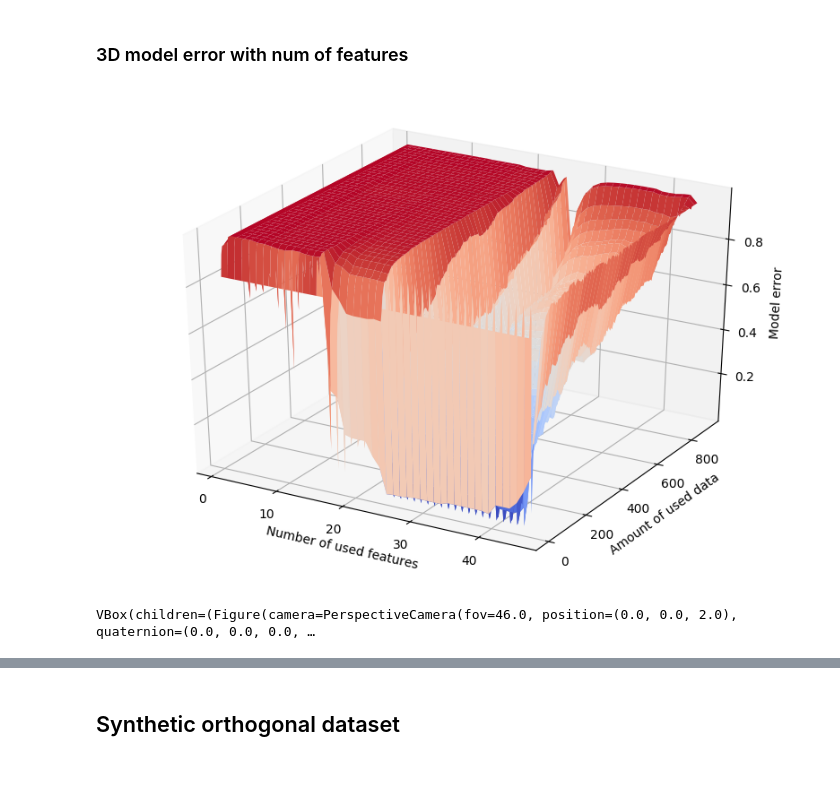
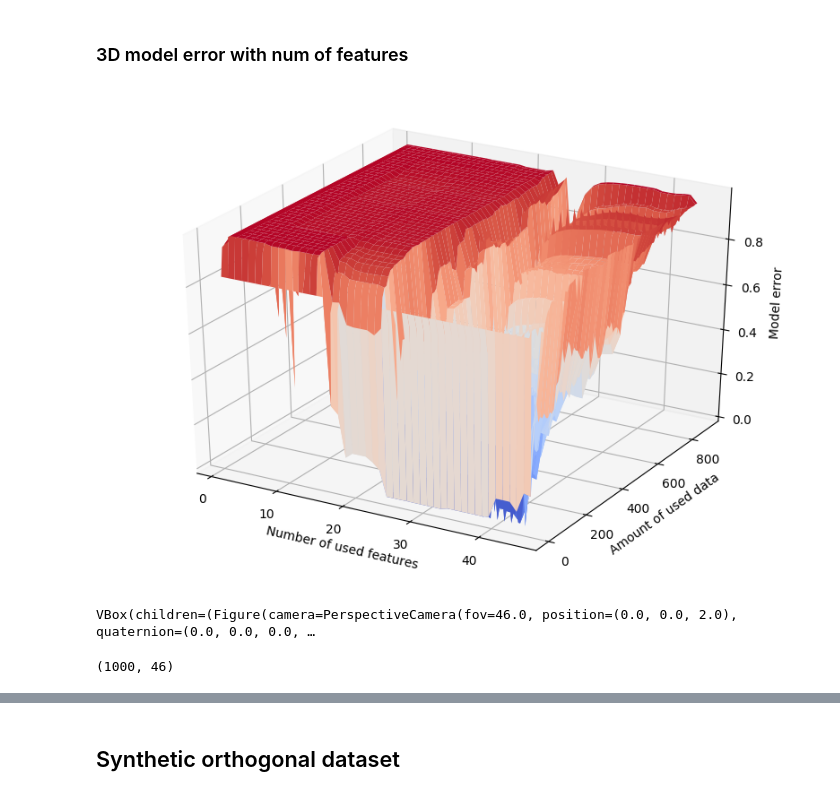
Before and after one commit to Intelligent-Systems-Phystech/ProjectSampleSize, a Jupyter notebook: BostonAnalysis.ipynb, the cells around one changed output, grey strips where cells are left out. Drawn from its saved outputs; the diff is of its cells as text; code cells hidden in the pictures.

```diff
--- a/BostonAnalysis.ipynb
+++ b/BostonAnalysis.ipynb
@@ -344,0 +405,2 @@ servo_error, x = test_linear_model_error(servo_train, 1, 5, servo_test, num_of_t
+# %%
+plt.rcParams['figure.figsize'] = (10.0, 6.0)
@@ -473,0 +602,2 @@ sberbank_error, x = test_linear_model_error(sberbank_train, 1, 50, sberbank_test
+# %%
+plt.rcParams['figure.figsize'] = (10.0, 6.0)
@@ -734,0 +935,2 @@ col_syn_error, x = test_linear_model_error(col_syn_train, 1, 5, col_syn_test, nu
+# %%
+plt.rcParams['figure.figsize'] = (10.0, 6.0)
@@ -753,29 +1002,31 @@ plt.show()
 # %% [markdown]
 ### 3D model error with num of features
 # %%
-col_syn_error, features, size = test_linear_model_error_features(col_syn_df, col_syn_train, col_syn_test,
-                                                                 1, 5, num_of_tests=100)
+col_syn_error_features, col_syn_features, size = test_linear_model_error_features(col_syn_df,
+                                                                                  col_syn_train,
+                                                                                  col_syn_test,
+                                                                                  1, 10, num_of_tests=10)
 # %%
 matplotlib.style.use('default')
 plt.rcParams['figure.figsize'] = (10.0, 7.0)
 # %%
-mean = np.mean(np.exp(-col_syn_error), axis=2)
-std = np.std(np.exp(-col_syn_error), axis=2)
+mean = np.mean(np.exp(-col_syn_error_features), axis=2)
+std = np.std(np.exp(-col_syn_error_features), axis=2)
 
-xv, yv = np.meshgrid(features, size)
+xv, yv = np.meshgrid(col_syn_features, size)
 
 fig = plt.figure()
 ax = fig.add_subplot(111, projection='3d')
 
 #ax.plot_wireframe(xv, yv, mean+std)
 ax.plot_surface(xv, yv, mean, cmap=cm.coolwarm, linewidth=0)
 
 plt.xlabel("Number of used features")
 plt.ylabel("Amount of used data")
 ax.set_zlabel("Model error")
 plt.show()
 # %% [output]
-[figure, old version]
+[figure, new version]
 # %%
 colormap = cm.coolwarm
 mean_norm = mean - mean.min()
@@ -795,3 +1046,7 @@ ipv.show()
 ipv.pylab.save('col_syn_error.html')
 # %% [output]
 VBox(children=(Figure(camera=PerspectiveCamera(fov=46.0, position=(0.0, 0.0, 2.0), quaternion=(0.0, 0.0, 0.0, …
+# %%
+col_syn_df.shape
+# %% [output]
+(1000, 46)
```
Also changed, not shown: parts of 64 cells of this notebook, 1 other file.
